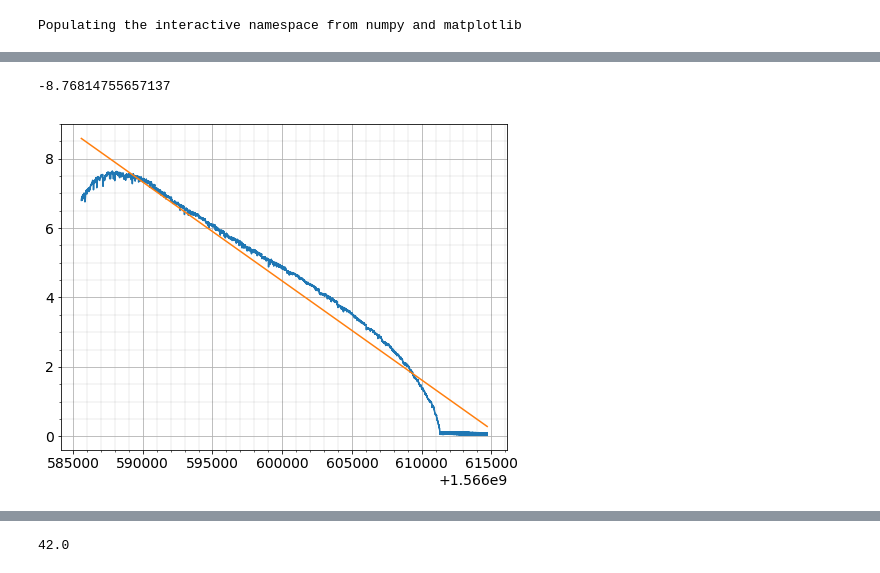
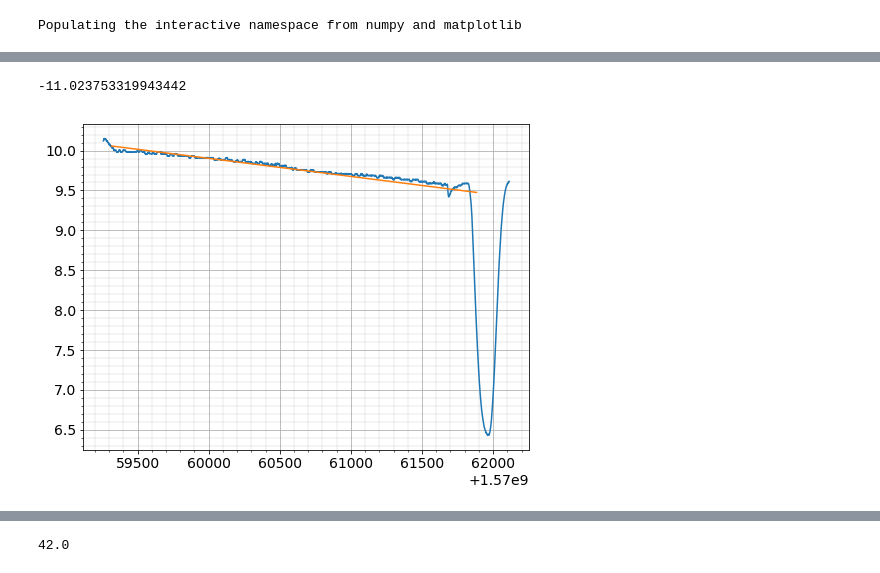
Before and after one commit to NanoExplorer/Zeus2-cycle-box, a Jupyter notebook: thermometry playground.ipynb, the cells around one changed output, grey strips where cells are left out. Cells and saved outputs as stored; diff of their text form; code cells hidden in the pictures.

```diff
--- a/thermometry playground.ipynb
+++ b/thermometry playground.ipynb
@@ -48,20 +53,22 @@ Text(0, 0.5, 'GRT0 temp (K)')
 # %%
 from scipy.stats import linregress
 # %%
-t = database.EasyThermometry(300,want_sensors="magnet")
+t = database.EasyThermometry(2500,want_sensors="magnet")
 # %%
 current=np.array(t.sensors['Current'][0])
 # %%
-res=linregress(current[:,0],current[:,1])
+start=50
+end=-200
+res=linregress(current[start:end,0],current[start:end,1])
 print(9/res.slope/60/60)
 plt.plot(current[:,0],current[:,1])
-plt.plot(current[:,0],current[:,0]*res.slope+res.intercept)
+plt.plot(current[start:end,0],current[start:end,0]*res.slope+res.intercept)
 grid(True)
 grid(True,which='minor',linestyle='-', linewidth=0.08,color='k')
 minorticks_on()
 # %% [output]
--8.76814755657137
+-11.023753319943442
-[figure, old version]
+[figure, new version]
 # %%
 datetime.fromtimestamp(1.566e9+611000)
 # %% [output]
```
Also changed, not shown: parts of 10 cells of this notebook, 2 other files.
